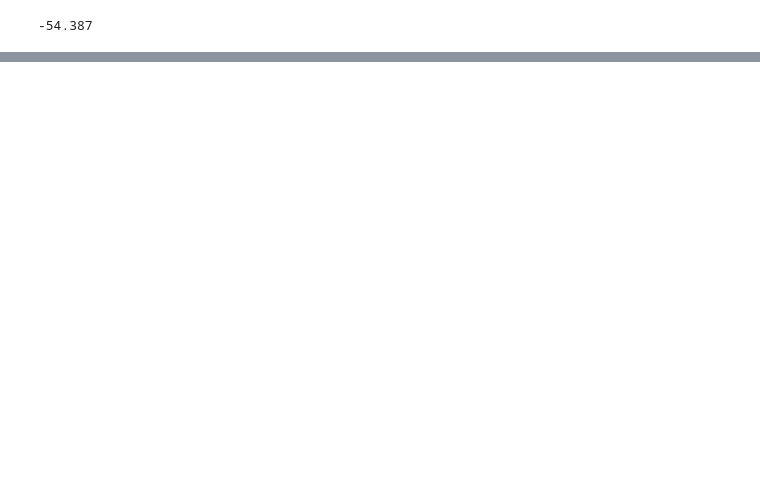
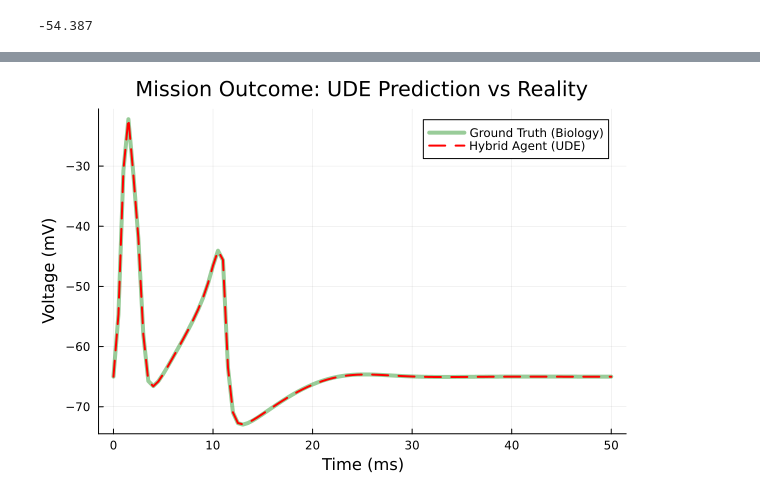
Before and after one commit to Nirbhay0007/Neural_Spiking_Dynamics, a Jupyter notebook: phase3_UDE_framewrok.ipynb, the cells around one changed output, grey strips where cells are left out. Cells and saved outputs as stored; diff of their text form; code cells hidden in the pictures; blank space fills up the shorter version.

```diff
--- a/phase3_UDE_framewrok.ipynb
+++ b/phase3_UDE_framewrok.ipynb
@@ -59,7 +68,10 @@ num_iters = 1000          # training iterations (or use your callback loop)
 # 2D Hodgkin-Huxley reduced model engine
 function hodgkin_huxley_reduced!(du, u, p, t)
     V, n = u
-    I_ext = stimulus(t)
+    I_ext = Stimulus(t)
+
+
+    # Known 2D current
     I_Na = g_Na * m_inf(V)^3 * h_inf(V) * (V - E_Na)
     I_K  = g_K  * n^4 * (V - E_K)
     I_L  = g_L * (V - E_L)
@@ -67,18 +79,18 @@ function hodgkin_huxley_reduced!(du, u, p, t)
     du[2] = (n_inf(V) - n) / tau_n(V)
 end
 
-# Define and solve the 2D problem to generate training data
-u₀_reduced = Float64[-65.0, 0.3177]
-tspan_reduced = (Float64(0.0), Float64(50.0))
-prob_reduced = ODEProblem(hodgkin_huxley_reduced!, u₀_reduced, tspan_reduced, nothing)
-sol_reduced = solve(prob_reduced, Tsit5(), saveat=0.1)
+# Generate Data
+u0_true = [-65.0, n_inf(-65.0)]
+tspan = (0.0, 50.0)
+prob_true = ODEProblem(hodgkin_huxley_reduced!, u0_true, tspan)
+sol_true = solve(prob_true, Rodas5P(), saveat=0.5)
 
 # Extract and structure the training data
- training_data_2D = Array(sol_reduced)
- timestamps_2D = Float64.(sol_reduced.t)
+data_V = sol_true[1, :]
+t_train = sol_true.t
 
 # (Optional) Verify data shape and content
-df = DataFrame(t=timestamps_2D, V=training_data_2D[1, :], n=training_data_2D[2, :])
+df = DataFrame(t=t_train, V=data_V )
 println("Generated Training Data:")
 display(first(df, 5))
 # %% [output]
@@ -93,0 +106,6 @@ Generated Training Data:
+# %%
+U = Chain(
+    Dense(1,15, tanh,init = Flux.glorot_uniform),
+    # Dense(15,30,tanh,init = Flux.glorot_uniform),
+    Dense(15,1,init=Flux.glorot_uniform)
+)
@@ -223,0 +292,17 @@ Final Loss: 0.0028524522554767805
+# %%
+# Use the final parameters from the sniper mission (res_final.u)
+final_sol = predict_ude(res_final.u)
+
+p2 = plot(t_train, data_V,
+     label="Ground Truth (Biology)", lw=4, color=:green, alpha=0.4)
+
+plot!(p2, final_sol.t, final_sol[1, :],
+      label="Hybrid Agent (UDE)", lw=2, color=:red, linestyle=:dash)
+
+title!(p2, "Mission Outcome: UDE Prediction vs Reality")
+xlabel!("Time (ms)")
+ylabel!("Voltage (mV)")
+
+display(p2)
+# %% [output]
+[figure, added]
```
Also changed, not shown: parts of 22 cells of this notebook, 6 other files.
